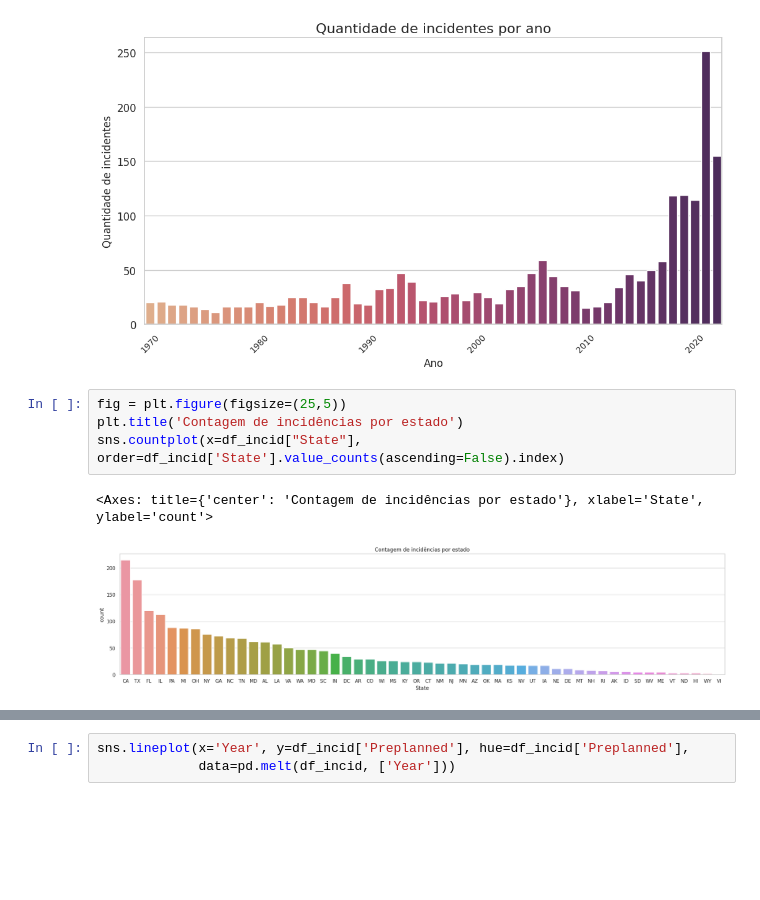
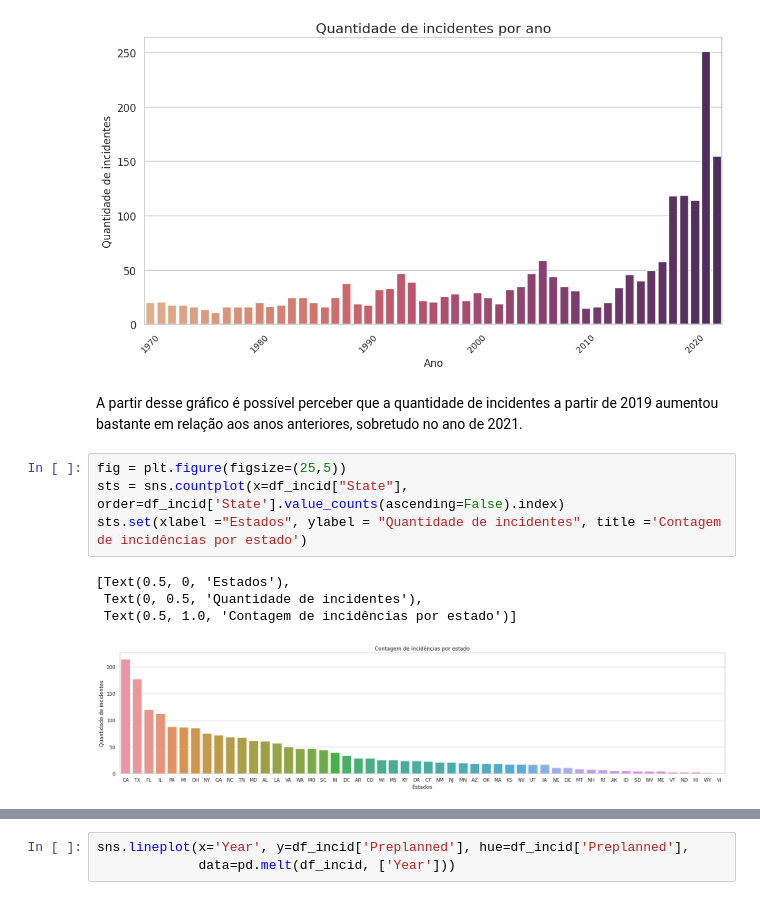
Before and after one commit to mariliabrito/gunviolence, a Jupyter notebook: Violência_Escolar.ipynb, the cells around one changed output, grey strips where cells are left out. Cells and saved outputs as stored; diff of their text form; blank space fills up the shorter version.

```diff
--- a/Violência_Escolar.ipynb
+++ b/Violência_Escolar.ipynb
@@ -491,10 +491,14 @@ plt.show
 # %% [output]
 <function matplotlib.pyplot.show(close=None, block=None)>
 [figure]
+# %% [markdown]
+A partir desse gráfico é possível perceber que a quantidade de incidentes a partir de 2019 aumentou bastante em relação aos anos anteriores, sobretudo no ano de 2021.
 # %%
 fig = plt.figure(figsize=(25,5))
-plt.title('Contagem de incidências por estado')
-sns.countplot(x=df_incid["State"], order=df_incid['State'].value_counts(ascending=False).index)
+sts = sns.countplot(x=df_incid["State"], order=df_incid['State'].value_counts(ascending=False).index)
+sts.set(xlabel ="Estados", ylabel = "Quantidade de incidentes", title ='Contagem de incidências por estado')
 # %% [output]
-<Axes: title={'center': 'Contagem de incidências por estado'}, xlabel='State', ylabel='count'>
+[Text(0.5, 0, 'Estados'),
+ Text(0, 0.5, 'Quantidade de incidentes'),
+ Text(0.5, 1.0, 'Contagem de incidências por estado')]
-[figure, old version]
+[figure, new version]
```
Also changed, not shown: parts of 10 cells of this notebook.
